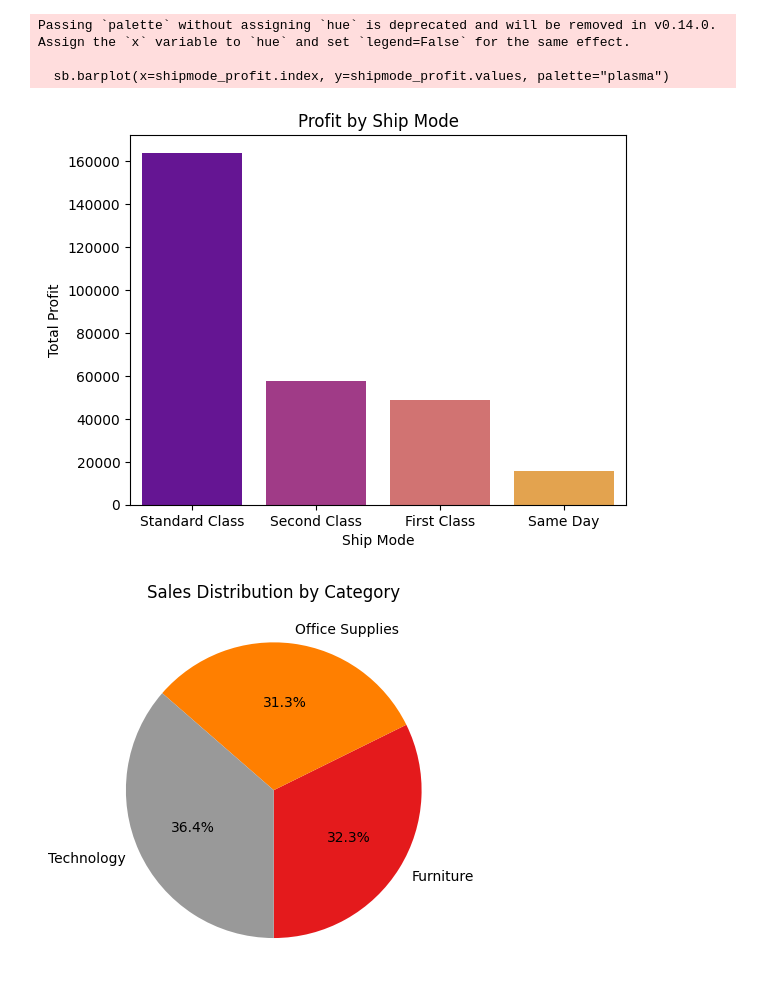
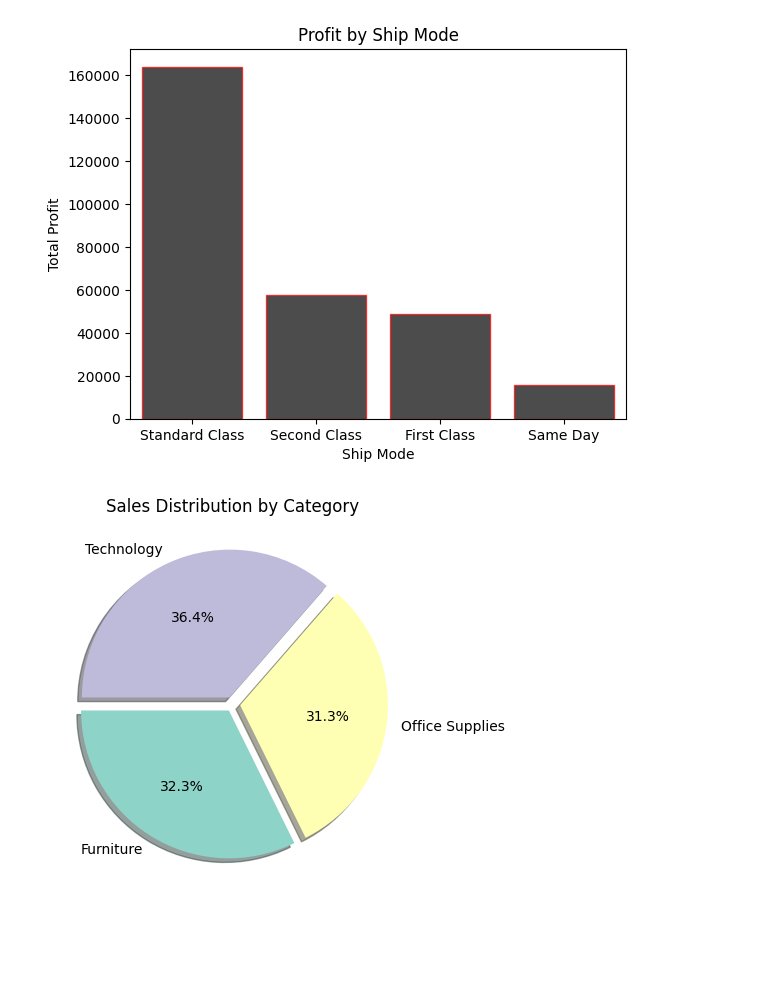
Before and after one commit to vutikurishanmukha9/PythonCourseWork, a Jupyter notebook: Assignments/06.Assignment.ipynb, the cells around one changed output. Drawn from its saved outputs; the diff is of its cells as text; code cells hidden in the pictures; blank space fills up the shorter version.

```diff
--- a/Assignments/06.Assignment.ipynb
+++ b/Assignments/06.Assignment.ipynb
@@ -90,26 +82,31 @@ import matplotlib.pyplot as plt
 shipmode_profit = df.groupby("Ship Mode")["Profit"].sum().sort_values(ascending=False)
 
 
-sb.barplot(x=shipmode_profit.index, y=shipmode_profit.values, palette="plasma")
+sb.barplot(x=shipmode_profit.index, y=shipmode_profit.values, color = "black", edgecolor = 'red', alpha = 0.7)
 plt.title("Profit by Ship Mode")
 plt.ylabel("Total Profit")
 plt.show()
 # %% [output]
-Passing `palette` without assigning `hue` is deprecated and will be removed in v0.14.0. Assign the `x` variable to `hue` and set `legend=False` for the same effect.
-
-  sb.barplot(x=shipmode_profit.index, y=shipmode_profit.values, palette="plasma")
-[figure, old version]
+[figure, new version]
 # %%
 import matplotlib.pyplot as plt
 
 category_sales = df.groupby("Category")["Sales"].sum()
 
-category_sales.plot(kind="pie", autopct="%1.1f%%", startangle=270, cmap="Set1")
+plt.pie(
+    category_sales,
+    labels=category_sales.index,
+    autopct="%.1f%%",
+    startangle=180,
+    colors=plt.cm.Set3.colors,
+    explode=[0.05]*len(category_sales),
+    shadow=True
+)
+
 plt.title("Sales Distribution by Category")
-plt.ylabel("")
 plt.show()
 # %% [output]
-[figure, old version]
+[figure, new version]
 # %%
 import matplotlib.pyplot as plt
 
```
Also changed, not shown: parts of 7 cells of this notebook, 1 other file.
